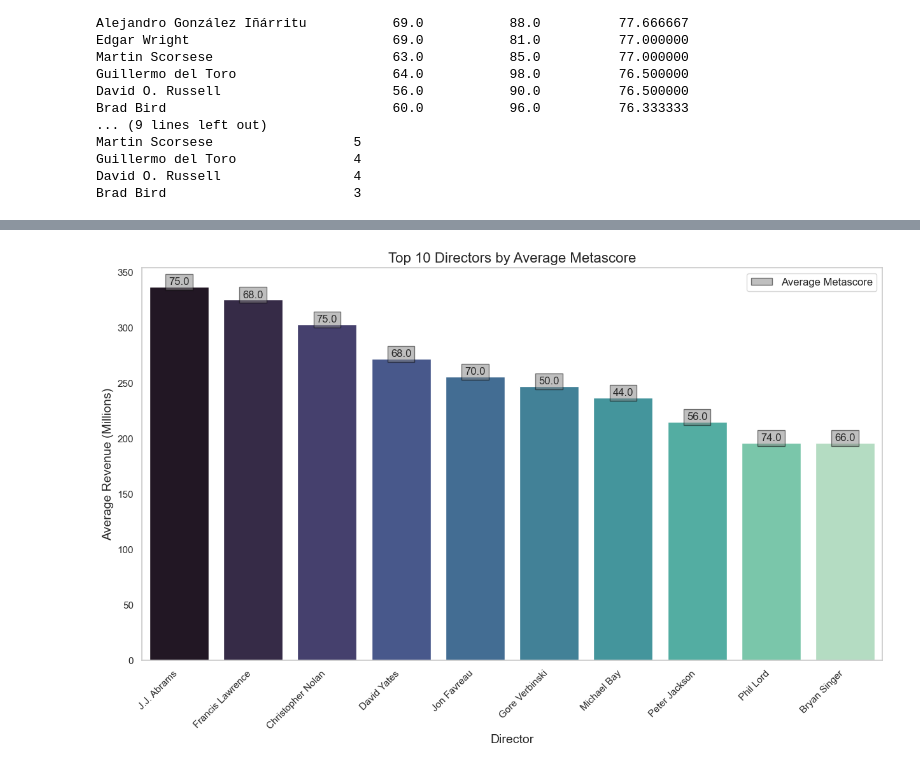
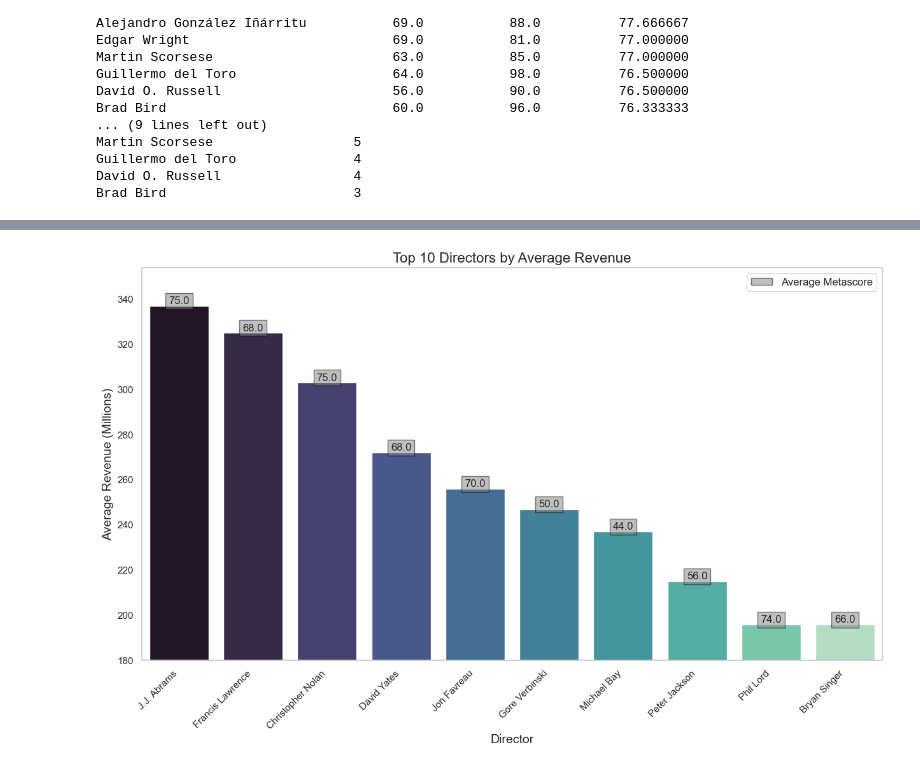
Before and after one commit to AN-Datasurfer/project_IMDb_Movies_data_analysis, a Jupyter notebook: main_analysis.ipynb, the cells around one changed output, grey strips where cells are left out. Drawn from its saved outputs; the diff is of its cells as text; code cells hidden in the pictures.

Commit message:
data(analysis): outliers identification for Revenue and Metascore

```diff
--- a/main_analysis.ipynb
+++ b/main_analysis.ipynb
@@ -117,7 +117,7 @@ top_directors.columns = ["Count", "Min Mtscore", "Max Mtscore", "Avg Mtscore", "
 top_directors = top_directors[top_directors["Count"] >= min_metascore_count]
 
 # Sort by average metascore in descending order and get the top 10 directors
-top_directors = top_directors.sort_values(["Avg Rev mln","Avg Mtscore"],ascending=False).head(10)
-
+top_directors_rev = top_directors.sort_values(["Avg Rev mln","Avg Mtscore"],ascending=False).head(10)
+top_directors_mtscore = top_directors.sort_values(["Avg Mtscore","Avg Rev mln"],ascending=False).head(10)
 print(top_directors)
 # %% [output]
@@ -150,39 +145,42 @@ sns.set(style="whitegrid")
 # Plotting the data
 plt.figure(figsize=(15, 8))
 bar_plot = sns.barplot(
-    x=top_directors.index,
-    y=top_directors["Avg Rev mln"],
+    x=top_directors_rev.index,
+    y=top_directors_rev["Avg Rev mln"],
     palette="mako"
 )
 
 # Adding title and labels
-bar_plot.set_title("Top 10 Directors by Average Metascore", fontsize=16)
+bar_plot.set_title("Top 10 Directors by Average Revenue", fontsize=16)
 bar_plot.set_xlabel("Director", fontsize=14)
 bar_plot.set_ylabel("Average Revenue (Millions)", fontsize=14)
 
 # Rotating x-axis labels for better readability
 bar_plot.set_xticklabels(bar_plot.get_xticklabels(), rotation=45, horizontalalignment='right')
 
 # Adding grid lines
 bar_plot.yaxis.grid(False)
 bar_plot.xaxis.grid(False)
 
+# Setting y-axis limits to improve readability
+bar_plot.set_ylim(180)
+
 # Annotating the bars with average metascore
-for i, (index, row) in enumerate(top_directors.iterrows()):
+for i, (index, row) in enumerate(top_directors_rev.iterrows()):
     bar_plot.annotate(
         f'{row["Avg Mtscore"]:.1f}',
         xy=(i, row["Avg Rev mln"]),
         ha='center',
         va='bottom',
         bbox=dict(boxstyle="square,pad=0.3", edgecolor="black", facecolor="grey", alpha=0.5)
     )
 
 # Adding a legend for the annotations
 square_patch = mpatches.Patch(facecolor="grey", alpha=0.5, edgecolor='black', label='Average Metascore')
 plt.legend(handles=[square_patch], loc='upper right', fontsize=12)
 plt.show()
 # %% [output]
-[figure, old version]
+[figure, new version]
 # %%
 # Ensure seaborn styles are applied
 sns.set(style="whitegrid")
```
Also changed, not shown: parts of 5 cells of this notebook, 1 other file.
